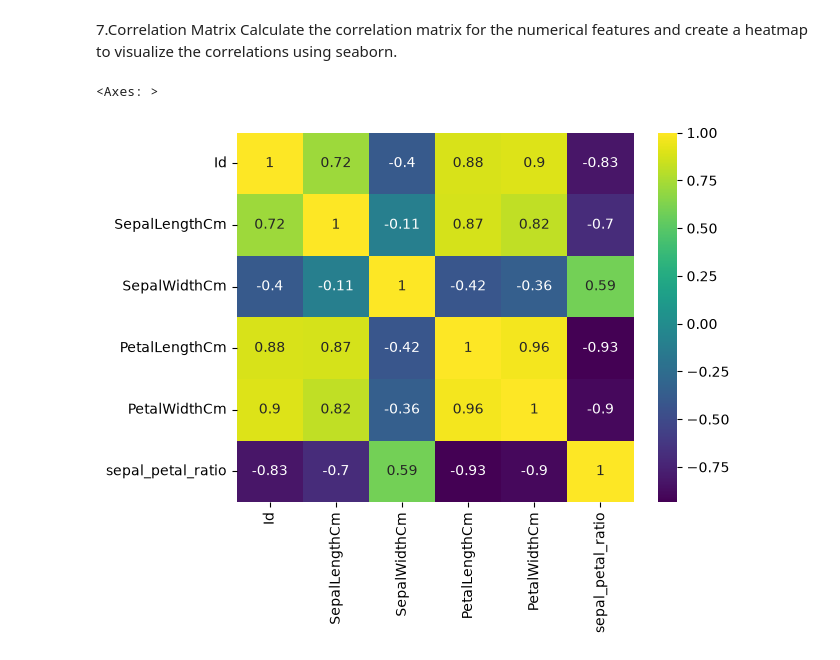
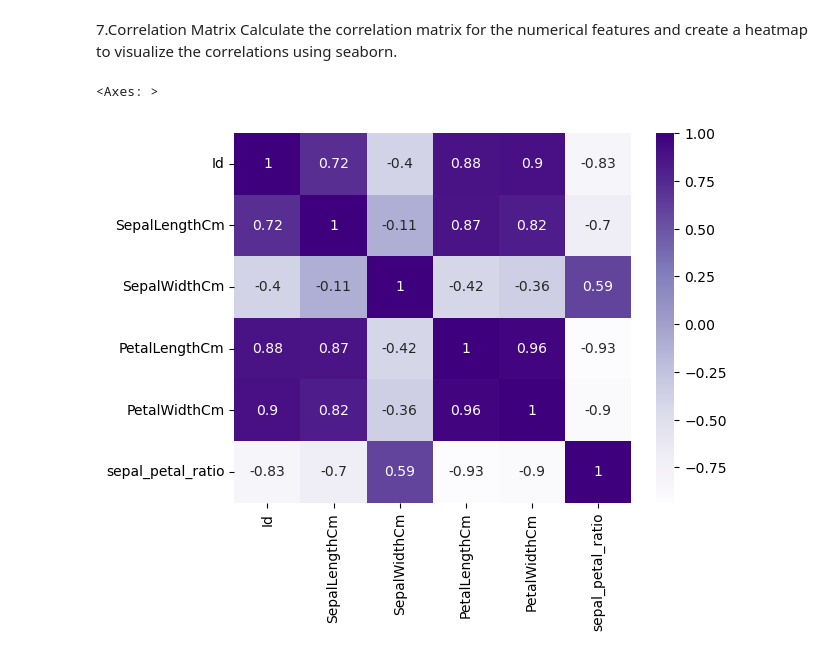
Before and after one commit to matina24/DSML, a Jupyter notebook: assignment/assignment_7/irisDataset.ipynb, the cells around one changed output. Cells and saved outputs as stored; diff of their text form; code cells hidden in the pictures.

```diff
--- a/assignment/assignment_7/irisDataset.ipynb
+++ b/assignment/assignment_7/irisDataset.ipynb
@@ -181,10 +181,10 @@ Calculate the correlation matrix for the numerical features and create a heatmap
 # %%
 heat_map=iris_df.corr(numeric_only= True)
 sns.heatmap(
     heat_map,
     annot= True,
-    cmap="viridis"
+    cmap="Purples",
 )
 # %% [output]
 <Axes: >
-[figure, old version]
+[figure, new version]
```
Also changed, not shown: parts of 4 cells of this notebook.
